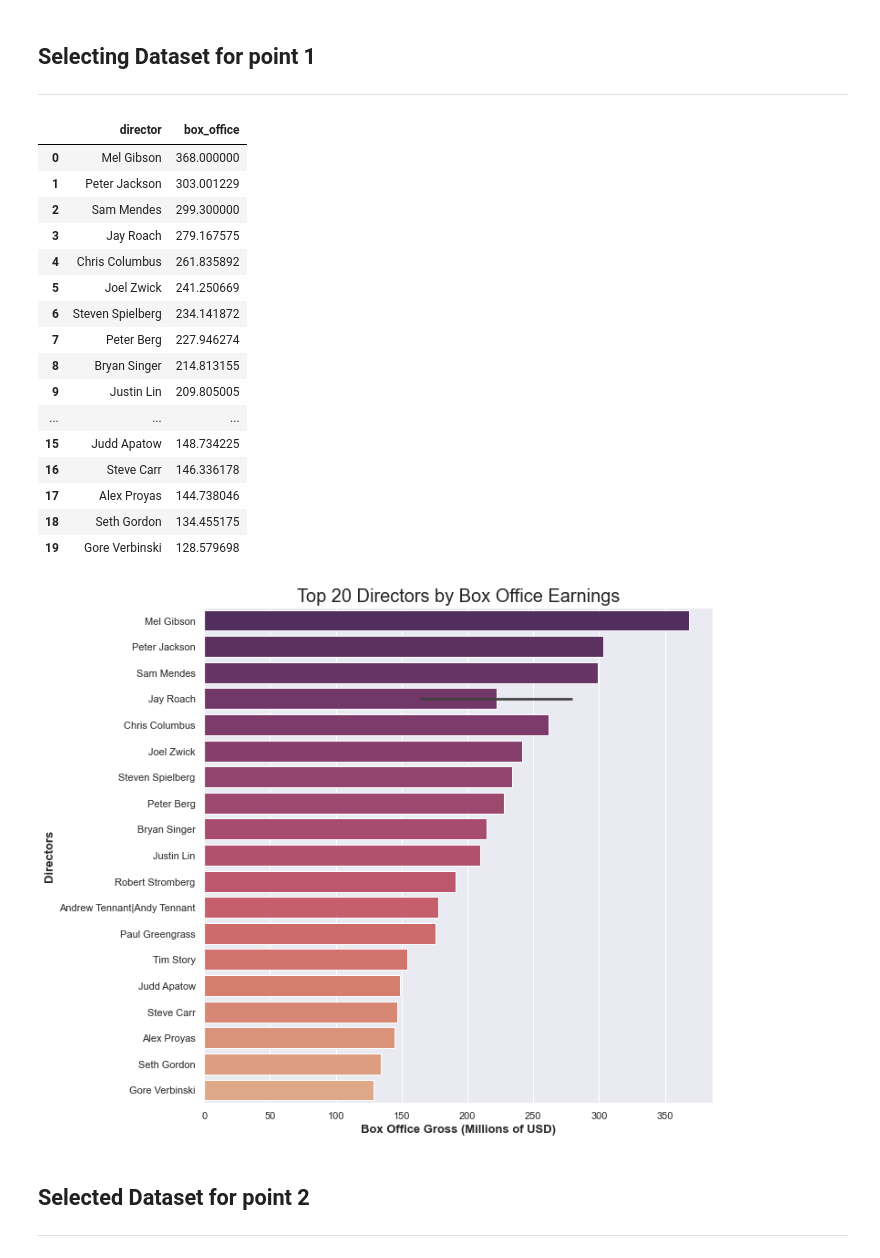
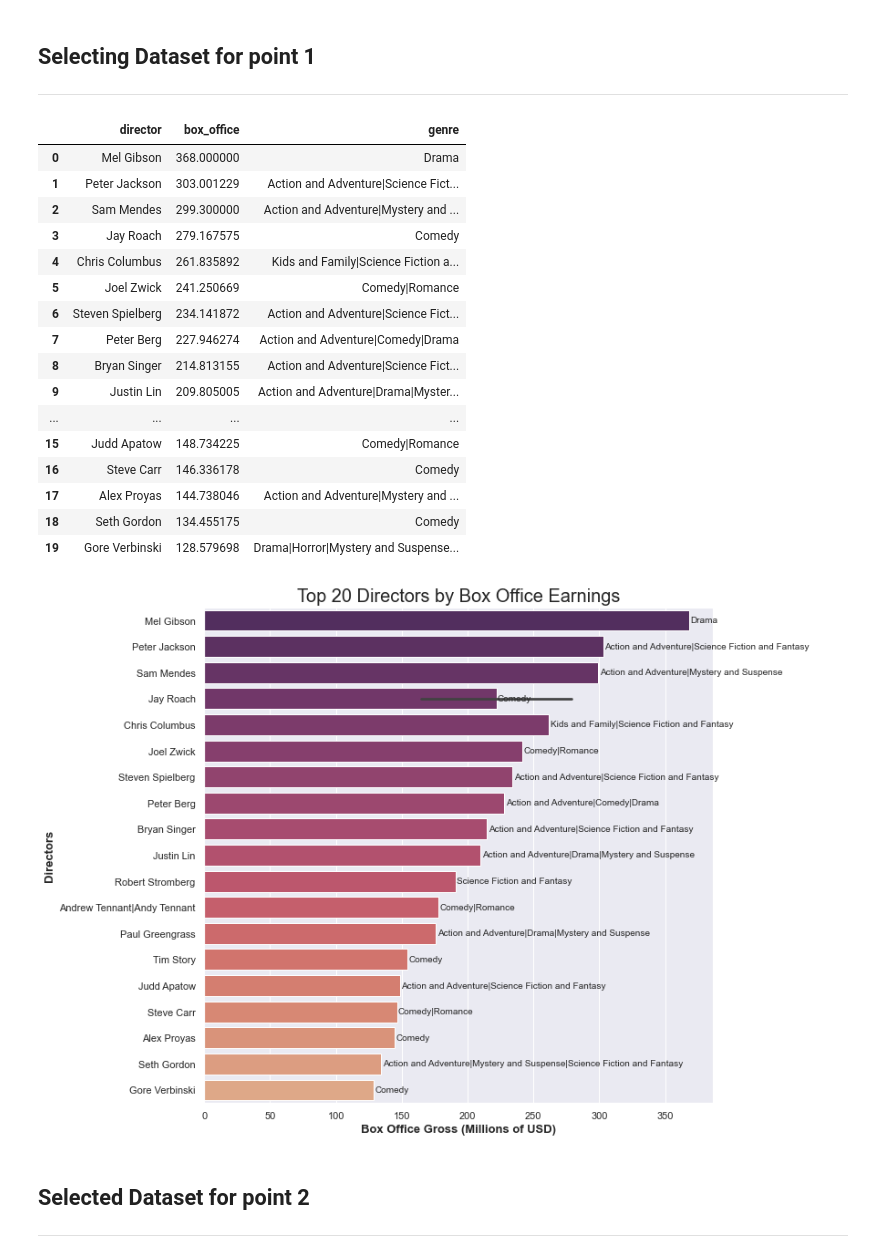
Before and after one commit to cleatw/Project1, a Jupyter notebook: Project 1 Notebook.ipynb, the cells around one changed output. Cells and saved outputs as stored; diff of their text form; code cells hidden in the pictures.

```diff
--- a/Project 1 Notebook.ipynb
+++ b/Project 1 Notebook.ipynb
@@ -51,7 +51,7 @@ master = pd.read_csv('data/master.csv')
 ---
 # %%
 #creating dataframe with director and box office
-d_earning = master[['director', 'box_office']]
+d_earning = master[['director', 'box_office', 'genre']]
 d_earning.groupby(['director']).sum().reset_index()
 d_earning.sort_values('box_office', inplace=True, ascending=False, ignore_index=True)
 
@@ -60,35 +60,45 @@ top20_d_earning = d_earning[:20]
 top20_d_earning['box_office'] = top20_d_earning['box_office'].apply(lambda x: x/1000000)
 top20_d_earning
 # %% [output]
-|  | director | box_office |
-| 0 | Mel Gibson | 368.000000 |
-| 1 | Peter Jackson | 303.001229 |
-| 2 | Sam Mendes | 299.300000 |
-| 3 | Jay Roach | 279.167575 |
-| 4 | Chris Columbus | 261.835892 |
-| 5 | Joel Zwick | 241.250669 |
-| 6 | Steven Spielberg | 234.141872 |
-| 7 | Peter Berg | 227.946274 |
-| 8 | Bryan Singer | 214.813155 |
-| 9 | Justin Lin | 209.805005 |
-| ... | ... | ... |
-| 15 | Judd Apatow | 148.734225 |
-| 16 | Steve Carr | 146.336178 |
-| 17 | Alex Proyas | 144.738046 |
-| 18 | Seth Gordon | 134.455175 |
-| 19 | Gore Verbinski | 128.579698 |
+|  | director | box_office | genre |
+| 0 | Mel Gibson | 368.000000 | Drama |
+| 1 | Peter Jackson | 303.001229 | Action and Adventure|Science Fict... |
+| 2 | Sam Mendes | 299.300000 | Action and Adventure|Mystery and ... |
+| 3 | Jay Roach | 279.167575 | Comedy |
+| 4 | Chris Columbus | 261.835892 | Kids and Family|Science Fiction a... |
+| 5 | Joel Zwick | 241.250669 | Comedy|Romance |
+| 6 | Steven Spielberg | 234.141872 | Action and Adventure|Science Fict... |
+| 7 | Peter Berg | 227.946274 | Action and Adventure|Comedy|Drama |
+| 8 | Bryan Singer | 214.813155 | Action and Adventure|Science Fict... |
+| 9 | Justin Lin | 209.805005 | Action and Adventure|Drama|Myster... |
+| ... | ... | ... | ... |
+| 15 | Judd Apatow | 148.734225 | Comedy|Romance |
+| 16 | Steve Carr | 146.336178 | Comedy |
+| 17 | Alex Proyas | 144.738046 | Action and Adventure|Mystery and ... |
+| 18 | Seth Gordon | 134.455175 | Comedy |
+| 19 | Gore Verbinski | 128.579698 | Drama|Horror|Mystery and Suspense... |
 # %%
 #create plot
 fig, ax = plt.subplots(figsize=(10,10))
 
 #plot top 20 data onto a bar plot
-sns.barplot(y='director',x='box_office', orient='h', palette= 'flare_r',  data= top20_d_earning)
+chart = sns.barplot(y='director',x='box_office', orient='h', palette= 'flare_r',  data= top20_d_earning)
 #setting title and labels
-ax.set_title('Top 20 Directors by Box Office Earnings', fontsize = 20)
-ax.set_ylabel('Directors', fontsize = 13, weight = 'bold')
-ax.set_xlabel('Box Office Gross (Millions of USD)', fontsize = 13, weight = 'bold');
+chart.set_title('Top 20 Directors by Box Office Earnings', fontsize = 20)
+chart.set_ylabel('Directors', fontsize = 13, weight = 'bold')
+chart.set_xlabel('Box Office Gross (Millions of USD)', fontsize = 13, weight = 'bold');
+
+i = 0
+for p in chart.patches:
+    width = p.get_width()    # get bar length
+    chart.text(width + 1,       # set the text at 1 unit right of the bar
+            p.get_y() + p.get_height() / 2, # get Y coordinate + X coordinate / 2
+            '{}'.format(top20_d_earning['genre'][i]), # set variable to display, 2 decimals
+            ha = 'left',   # horizontal alignment
+            va = 'center')  # vertical alignment
+    i += 1
 # %% [output]
-[figure, old version]
+[figure, new version]
 # %% [markdown]
 ## Selected Dataset for point 2
 ---
```
Also changed, not shown: parts of 1 cell of this notebook.
